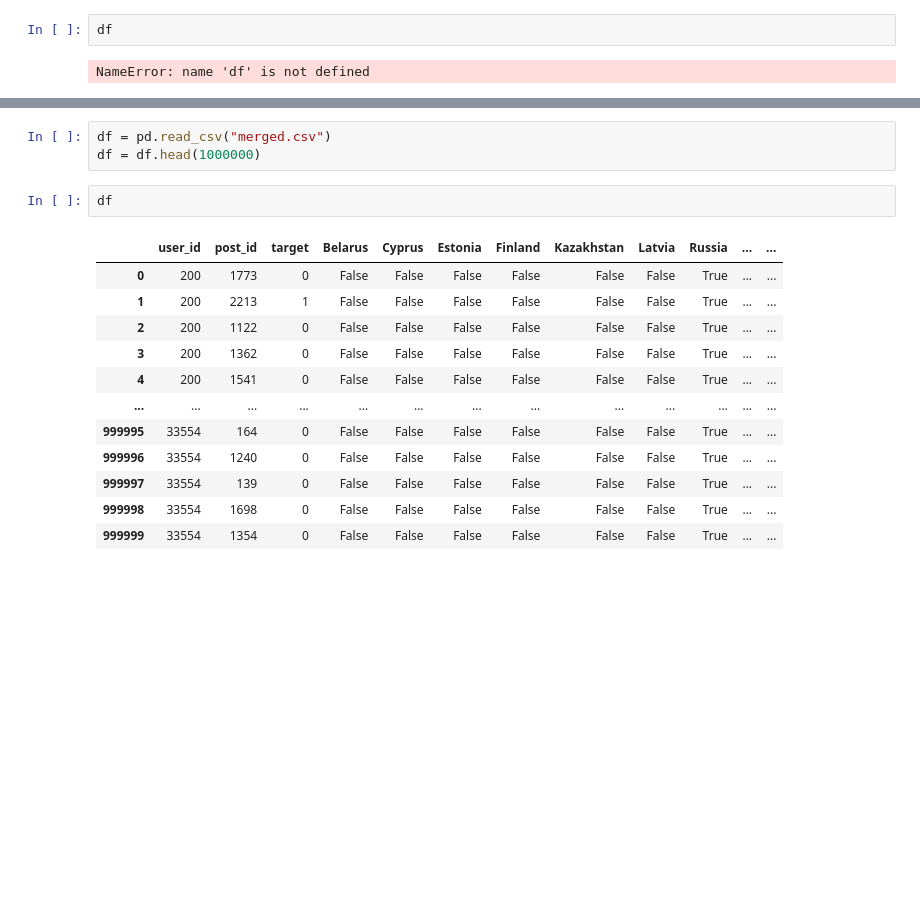
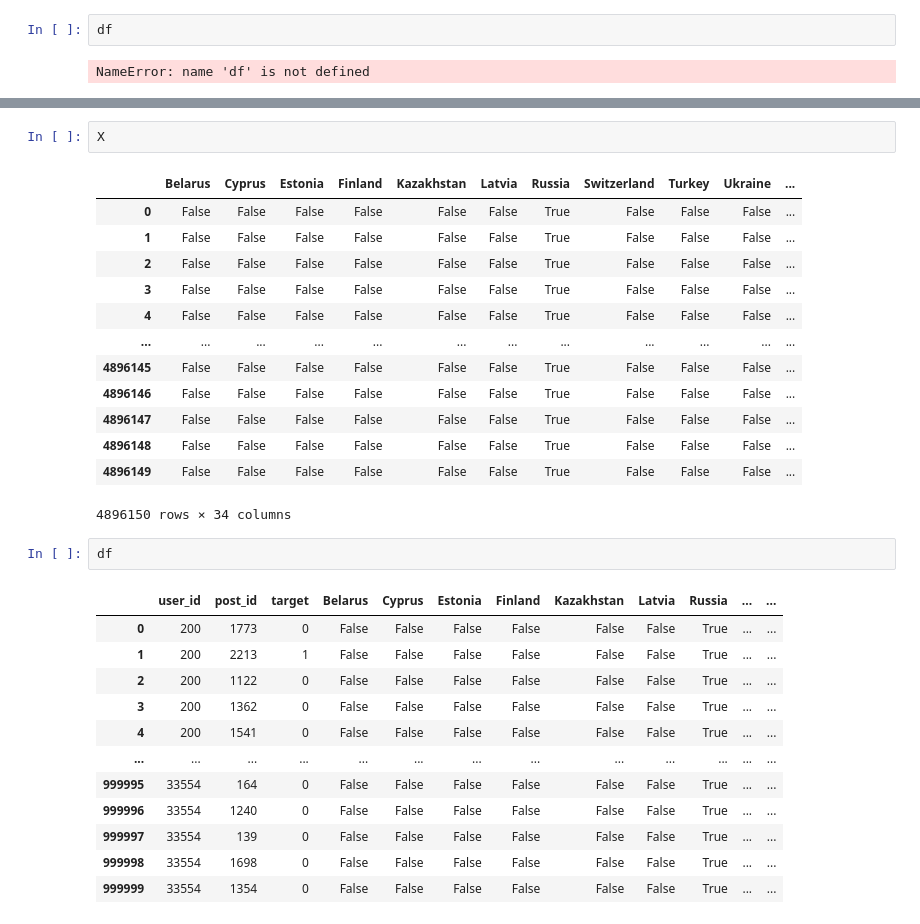
Before and after one commit to aladed/cours, a Jupyter notebook: 2Block/final_project/test.ipynb, the cells around one changed output, grey strips where cells are left out. Saved outputs shown, nothing was run; the diff lists cells and outputs as text; blank space fills up the shorter version.

```diff
--- a/2Block/final_project/test.ipynb
+++ b/2Block/final_project/test.ipynb
@@ -1533,6 +1599,19 @@ HitRate@5: 0.6649
 # %%
-df = pd.read_csv("merged.csv")
-df = df.head(1000000)
+X
+# %% [output]
+|  | Belarus | Cyprus | Estonia | Finland | Kazakhstan | Latvia | Russia | Switzerland | Turkey | Ukraine | ... |
+| 0 | False | False | False | False | False | False | True | False | False | False | ... |
+| 1 | False | False | False | False | False | False | True | False | False | False | ... |
+| 2 | False | False | False | False | False | False | True | False | False | False | ... |
+| 3 | False | False | False | False | False | False | True | False | False | False | ... |
+| 4 | False | False | False | False | False | False | True | False | False | False | ... |
+| ... | ... | ... | ... | ... | ... | ... | ... | ... | ... | ... | ... |
+| 4896145 | False | False | False | False | False | False | True | False | False | False | ... |
+| 4896146 | False | False | False | False | False | False | True | False | False | False | ... |
+| 4896147 | False | False | False | False | False | False | True | False | False | False | ... |
+| 4896148 | False | False | False | False | False | False | True | False | False | False | ... |
+| 4896149 | False | False | False | False | False | False | True | False | False | False | ... |
+4896150 rows × 34 columns
 # %%
 df
 # %% [output]
```
Also changed, not shown: parts of 2 cells of this notebook, 9 other files.
